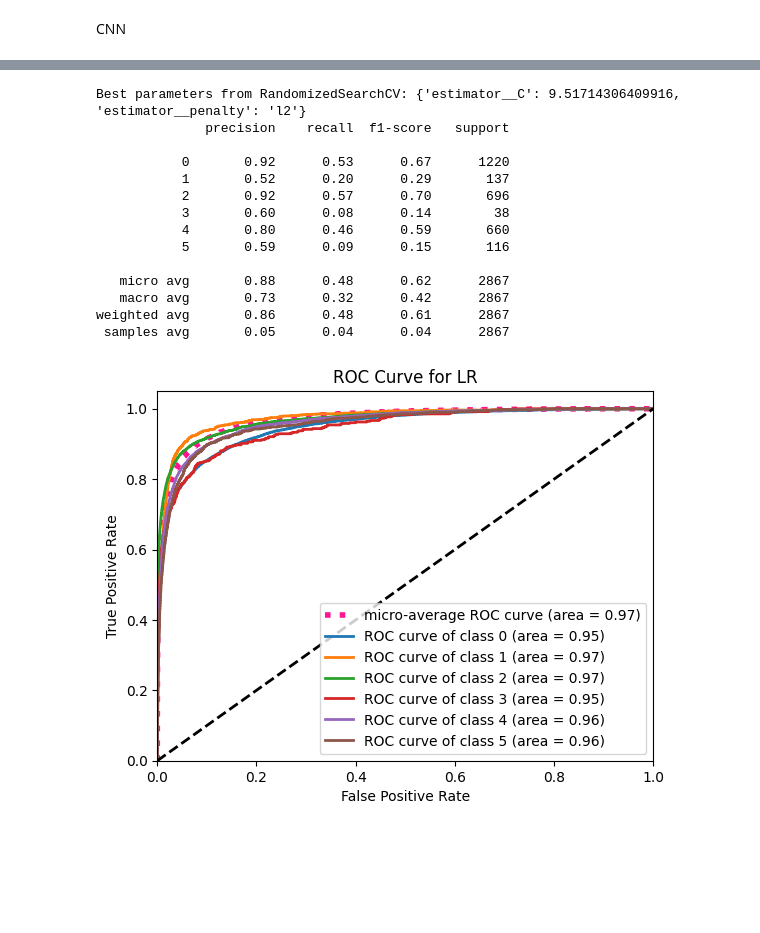
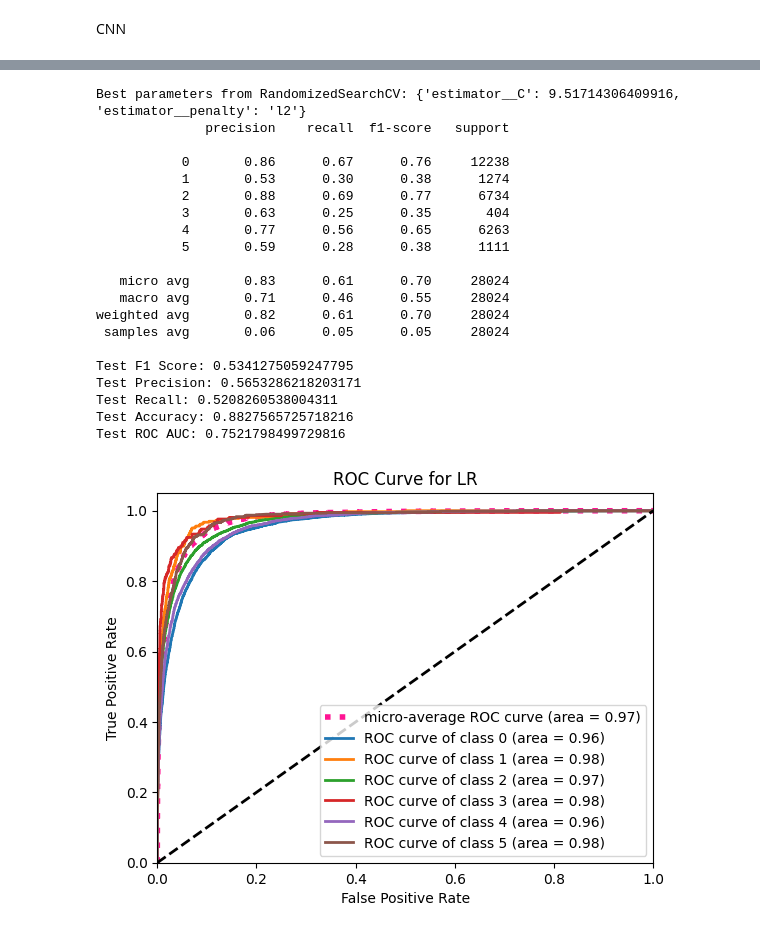
Before and after one commit to RadoszWerner/toxic-comment-classification, a Jupyter notebook: finalv2.ipynb, the cells around one changed output, grey strips where cells are left out. Cells and saved outputs as stored; diff of their text form; code cells hidden in the pictures; blank space fills up the shorter version.

```diff
--- a/finalv2.ipynb
+++ b/finalv2.ipynb
@@ -439,7 +220,7 @@ for train_index, val_index in kf.split(X_train):
     X_train_fold = pad_sequences_custom(X_train_fold, 200)
     X_val_fold = pad_sequences_custom(X_val_fold, 200)
 
-    checkpoint = ModelCheckpoint('save_best_model_lstm.tf', monitor='val_loss', verbose=1, save_best_only=True)
+    checkpoint = ModelCheckpoint('best_model_lstm.keras', monitor='val_loss', verbose=1, save_best_only=True)
     early_stop = EarlyStopping(monitor='val_loss', patience=1)
 
     history_lstm = model.fit(X_train_fold, y_train_fold, batch_size=128, epochs=5, validation_split=0.2, callbacks=[checkpoint, early_stop])
@@ -553,7 +353,7 @@ for train_index, val_index in kf.split(X_train):
     X_val_fold = pad_sequences_custom(X_val_fold, 200)
 
     # Define callbacks
-    checkpoint = ModelCheckpoint('best_model_cnn.tf', monitor='val_loss', verbose=1, save_best_only=True, mode='min')
+    checkpoint = ModelCheckpoint('best_model_cnn.keras', monitor='val_loss', verbose=1, save_best_only=True, mode='min')
     early_stop = EarlyStopping(monitor='val_loss', patience=2, mode='min', verbose=1)
 
     # Train the model
@@ -642,7 +446,7 @@ INFO:tensorflow:Assets written to: best_model_cnn.tf\assets
 # %%
 #CNN
 # Test the model on X_test
-best_model = load_model('best_model_cnn.tf')
+best_model = load_model('best_model_cnn.keras')
 X_test_padded = pad_sequences_custom(X_test_data_padded, 200)
 test_preds = best_model.predict(X_test_padded)
 test_preds_binary = (test_preds > 0.5).astype(int)
@@ -725,6 +529,6 @@ Test ROC AUC: 0.9469749784036882
 # %%
 # Load the model and prepare the test data
-best_model = load_model('save_best_model_lstm.tf')
+best_model = load_model('best_model_lstm.keras')
 X_test_padded = pad_sequences_custom(X_test_data_padded, 200)
 test_preds = best_model.predict(X_test_padded)
 test_preds_binary = (test_preds > 0.5).astype(int)
@@ -881,6 +685,19 @@ test_preds = modelLR.predict_proba(X_test_vec)
 
 # Convert list of arrays to a single array
 test_preds_array = np.array([pred[:, 1] for pred in test_preds]).T
+test_preds_binary = (test_preds_array > 0.5).astype(int)
+
+test_f1 = f1_score(y_test_binary, test_preds_binary, average='macro')
+test_precision = precision_score(y_test_binary, test_preds_binary, average='macro')
+test_recall = recall_score(y_test_binary, test_preds_binary, average='macro')
+test_accuracy = accuracy_score(y_test_binary, test_preds_binary)
+test_auc = roc_auc_score(y_test_binary, test_preds_binary, average='macro')
+
+print('Test F1 Score:', test_f1)
+print('Test Precision:', test_precision)
+print('Test Recall:', test_recall)
+print('Test Accuracy:', test_accuracy)
+print('Test ROC AUC:', test_auc)
 
 # Calculate ROC curve and AUC for each label and then average
 fpr = dict()
@@ -909,41 +726,47 @@ for i in range(n_classes):
 plt.plot([0, 1], [0, 1], 'k--', lw=2)
 plt.xlim([0.0, 1.0])
 plt.ylim([0.0, 1.05])
 plt.xlabel('False Positive Rate')
 plt.ylabel('True Positive Rate')
 plt.title('ROC Curve for LR')
 plt.legend(loc="lower right")
 plt.savefig('roc_curve_multiclass_LR.png')
 plt.show()
 
 # Plot micro-average ROC curve separately
 plt.figure()
 plt.plot(fpr["micro"], tpr["micro"],
          label='micro-average ROC curve (area = {0:0.2f})'.format(roc_auc["micro"]),
          color='deeppink', linewidth=4)
 
 plt.plot([0, 1], [0, 1], 'k--', lw=2)
 plt.xlim([0.0, 1.0])
 plt.ylim([0.0, 1.05])
 plt.xlabel('False Positive Rate')
 plt.ylabel('True Positive Rate')
 plt.title('Micro-Average ROC Curve for LR')
 plt.legend(loc="lower right")
 plt.savefig('roc_curve_micro_LR.png')
 plt.show()
 # %% [output]
 Best parameters from RandomizedSearchCV: {'estimator__C': 9.51714306409916, 'estimator__penalty': 'l2'}
               precision    recall  f1-score   support
 
-           0       0.92      0.53      0.67      1220
-           1       0.52      0.20      0.29       137
-           2       0.92      0.57      0.70       696
-           3       0.60      0.08      0.14        38
-           4       0.80      0.46      0.59       660
-           5       0.59      0.09      0.15       116
+           0       0.86      0.67      0.76     12238
+           1       0.53      0.30      0.38      1274
+           2       0.88      0.69      0.77      6734
+           3       0.63      0.25      0.35       404
+           4       0.77      0.56      0.65      6263
+           5       0.59      0.28      0.38      1111
 
-   micro avg       0.88      0.48      0.62      2867
-   macro avg       0.73      0.32      0.42      2867
-weighted avg       0.86      0.48      0.61      2867
- samples avg       0.05      0.04      0.04      2867
+   micro avg       0.83      0.61      0.70     28024
+   macro avg       0.71      0.46      0.55     28024
+weighted avg       0.82      0.61      0.70     28024
+ samples avg       0.06      0.05      0.05     28024
+
+Test F1 Score: 0.5341275059247795
+Test Precision: 0.5653286218203171
+Test Recall: 0.5208260538004311
+Test Accuracy: 0.8827565725718216
+Test ROC AUC: 0.7521798499729816
-[figure, old version]
+[figure, new version]
```
Also changed, not shown: parts of 19 cells of this notebook.
